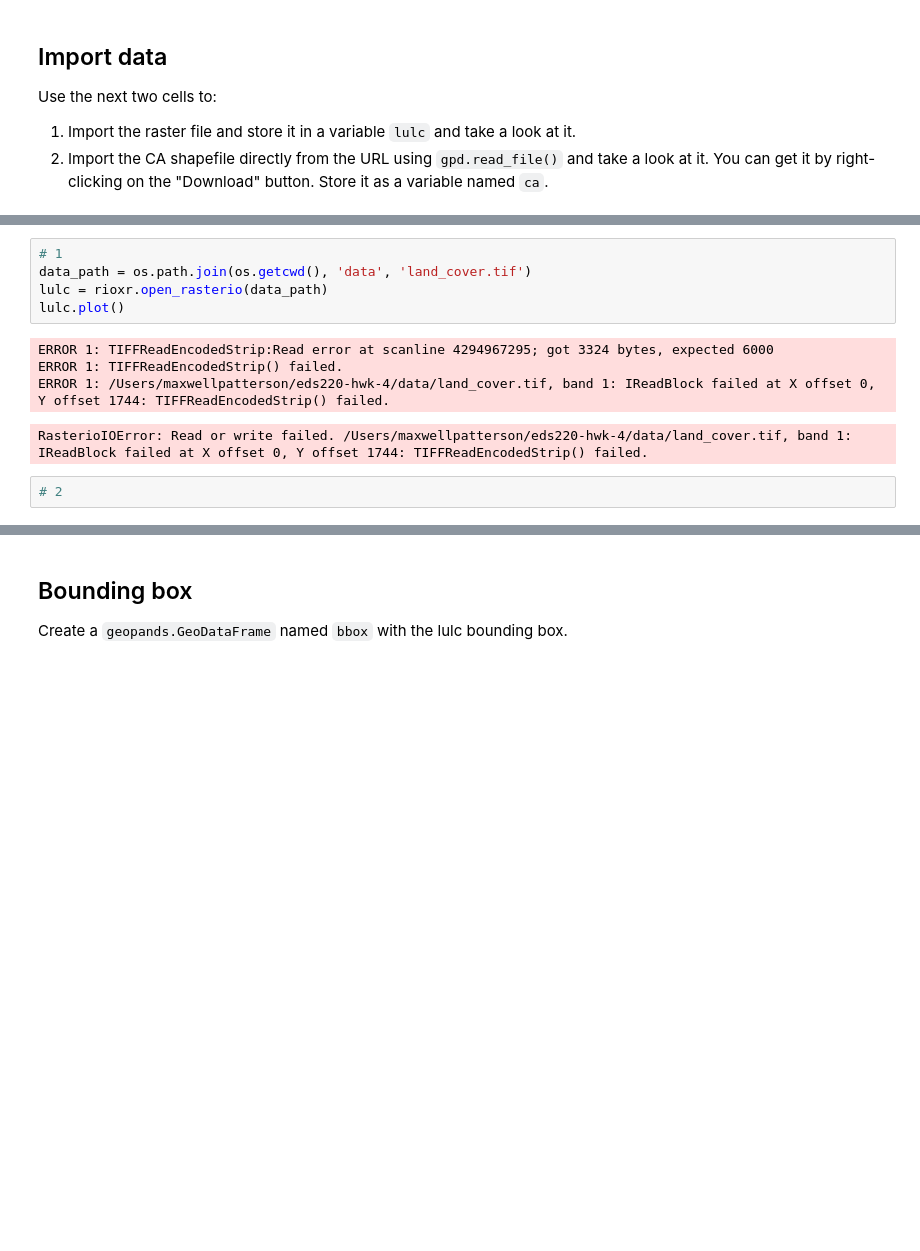
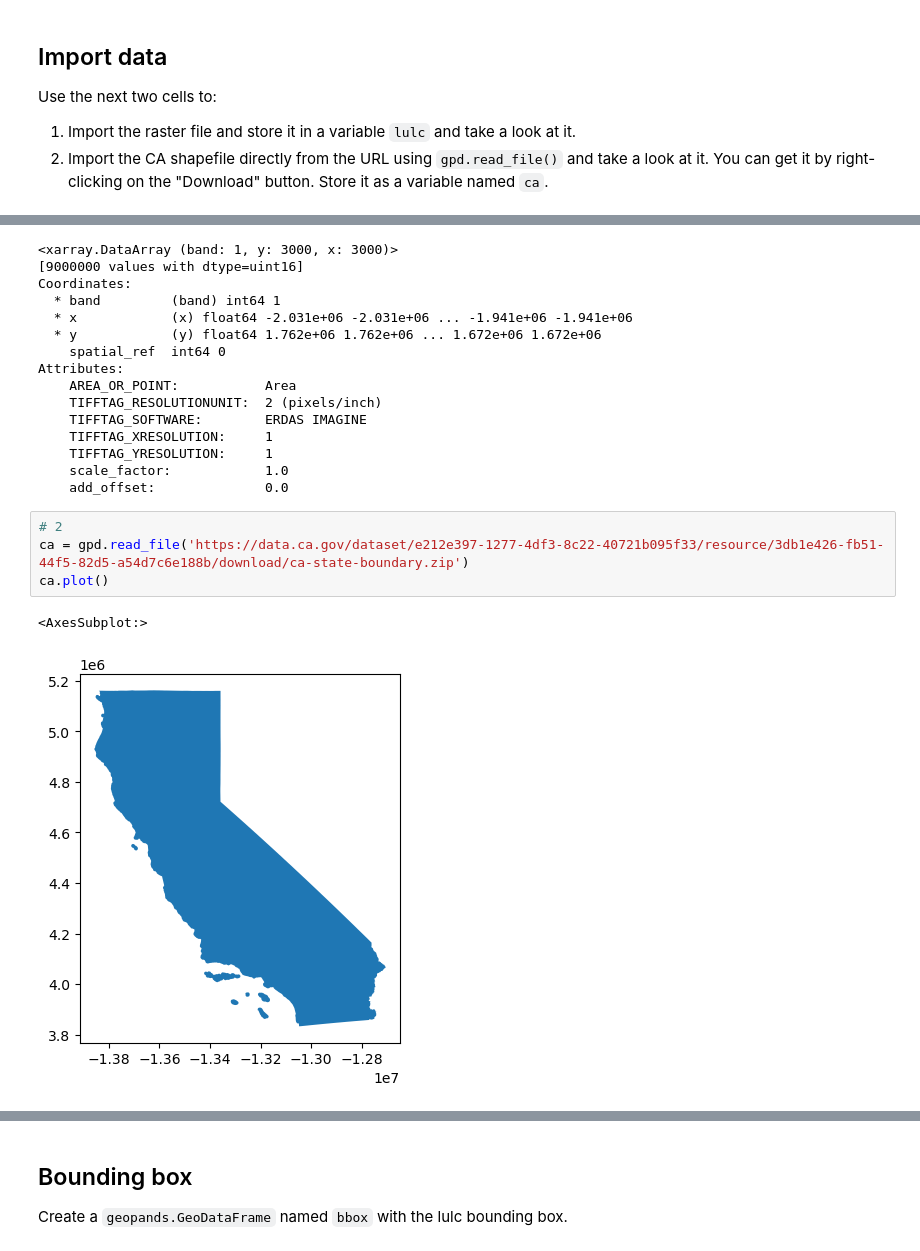
Before and after one commit to maxwellpatt/eds220-hwk-4, a Jupyter notebook: hwk4-task1-whitney-map.ipynb, the cells around one changed output, grey strips where cells are left out. Drawn from its saved outputs; the diff is of its cells as text; blank space fills up the shorter version.

```diff
--- a/hwk4-task1-whitney-map.ipynb
+++ b/hwk4-task1-whitney-map.ipynb
@@ -64,12 +74,24 @@ Use the next two cells to:
 # %%
-# 1
-data_path = os.path.join(os.getcwd(), 'data', 'land_cover.tif')
-lulc = rioxr.open_rasterio(data_path)
-lulc.plot()
 # %% [output]
-ERROR 1: TIFFReadEncodedStrip:Read error at scanline 4294967295; got 3324 bytes, expected 6000
-ERROR 1: TIFFReadEncodedStrip() failed.
-ERROR 1: /Users/maxwellpatterson/eds220-hwk-4/data/land_cover.tif, band 1: IReadBlock failed at X offset 0, Y offset 1744: TIFFReadEncodedStrip() failed.
+<xarray.DataArray (band: 1, y: 3000, x: 3000)>
+[9000000 values with dtype=uint16]
+Coordinates:
+  * band         (band) int64 1
+  * x            (x) float64 -2.031e+06 -2.031e+06 ... -1.941e+06 -1.941e+06
+  * y            (y) float64 1.762e+06 1.762e+06 ... 1.672e+06 1.672e+06
+    spatial_ref  int64 0
+Attributes:
+    AREA_OR_POINT:           Area
+    TIFFTAG_RESOLUTIONUNIT:  2 (pixels/inch)
+    TIFFTAG_SOFTWARE:        ERDAS IMAGINE
+    TIFFTAG_XRESOLUTION:     1
+    TIFFTAG_YRESOLUTION:     1
+    scale_factor:            1.0
+    add_offset:              0.0
-RasterioIOError: Read or write failed. /Users/maxwellpatterson/eds220-hwk-4/data/land_cover.tif, band 1: IReadBlock failed at X offset 0, Y offset 1744: TIFFReadEncodedStrip() failed.
 # %%
 # 2
+ca = gpd.read_file('https://data.ca.gov/dataset/e212e397-1277-4df3-8c22-40721b095f33/resource/3db1e426-fb51-44f5-82d5-a54d7c6e188b/download/ca-state-boundary.zip')
+ca.plot()
+# %% [output]
+<AxesSubplot:>
+[figure, added]
```
Also changed, not shown: parts of 8 cells of this notebook, 1 other file.
